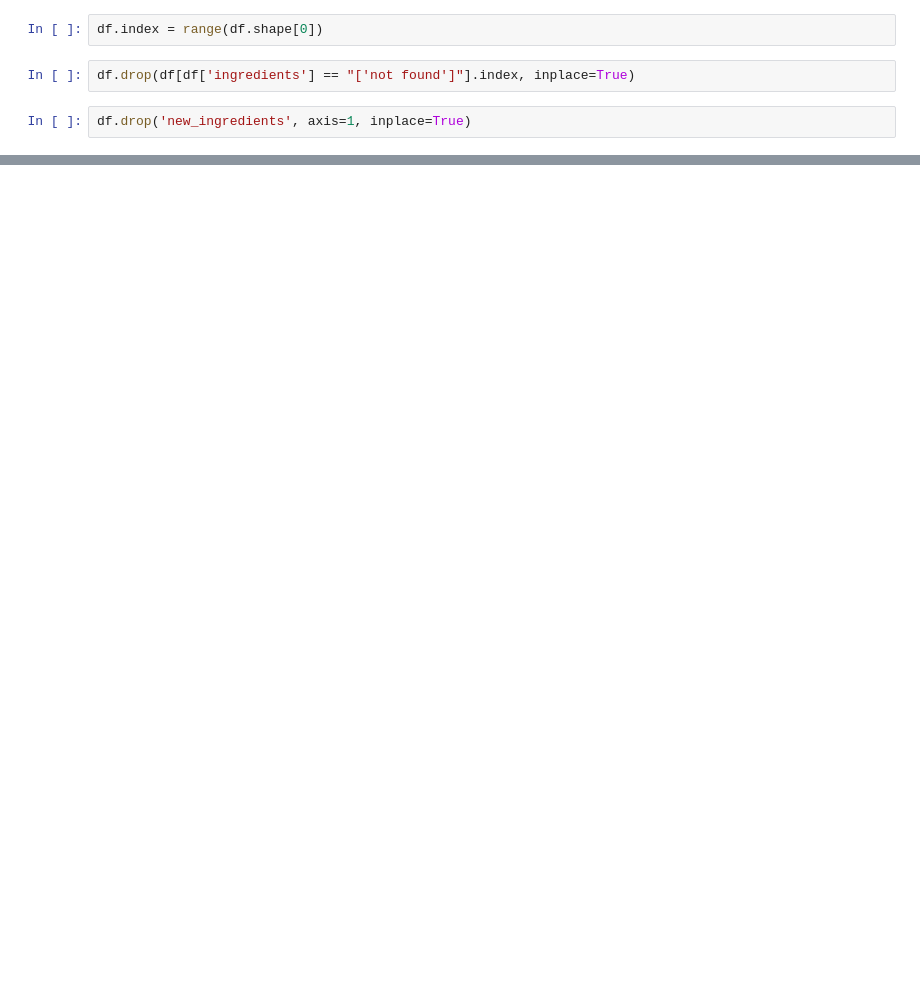
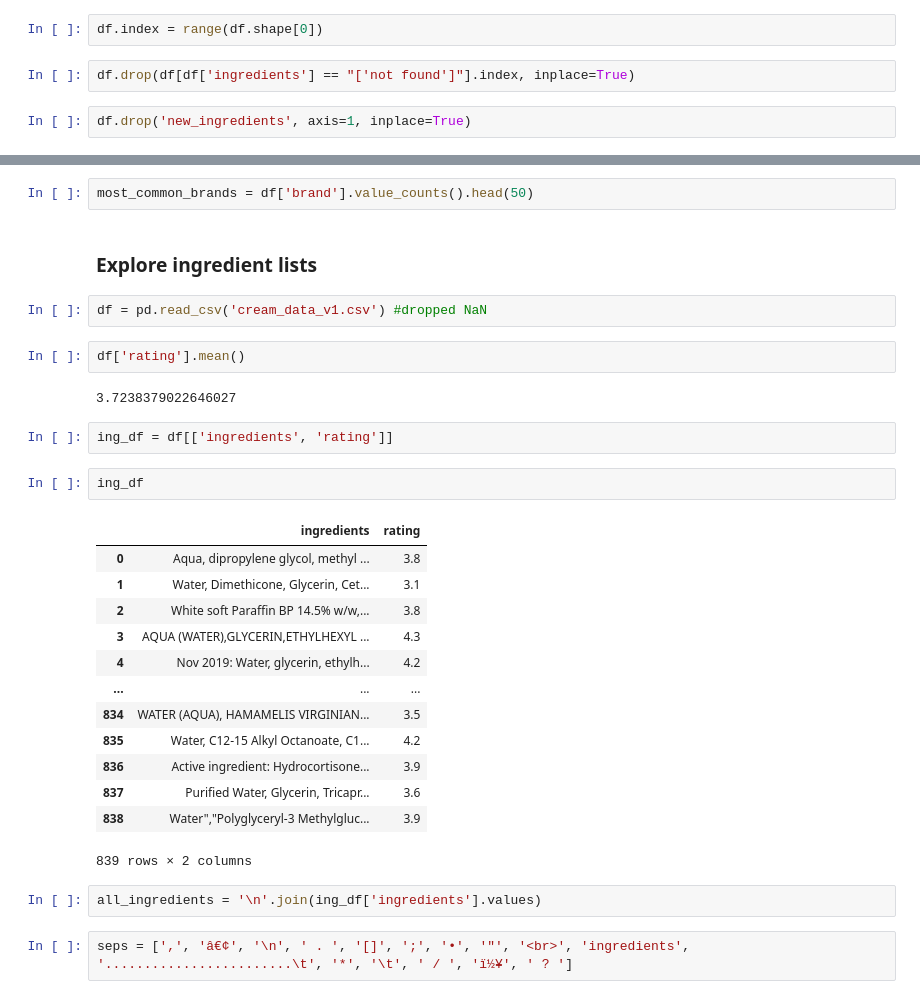
Before and after one commit to alapod/creams, a Jupyter notebook: create_dataset.ipynb, the cells around one changed output, grey strips where cells are left out. Saved outputs shown, nothing was run; the diff lists cells and outputs as text; blank space fills up the shorter version.

Commit message:
data exploration

```diff
--- a/create_dataset.ipynb
+++ b/create_dataset.ipynb
@@ -121,0 +143,32 @@ df
+# %%
+most_common_brands = df['brand'].value_counts().head(50)
+# %% [markdown]
+### Explore ingredient lists
+# %%
+df = pd.read_csv('cream_data_v1.csv') #dropped NaN
+# %%
+df['rating'].mean()
+# %% [output]
+3.7238379022646027
+# %%
+ing_df = df[['ingredients', 'rating']]
+# %%
+ing_df
+# %% [output]
+|  | ingredients | rating |
+| 0 | Aqua, dipropylene glycol, methyl ... | 3.8 |
+| 1 | Water, Dimethicone, Glycerin, Cet... | 3.1 |
+| 2 | White soft Paraffin BP 14.5% w/w,... | 3.8 |
+| 3 | AQUA (WATER),GLYCERIN,ETHYLHEXYL ... | 4.3 |
+| 4 | Nov 2019: Water, glycerin, ethylh... | 4.2 |
+| ... | ... | ... |
+| 834 | WATER (AQUA), HAMAMELIS VIRGINIAN... | 3.5 |
+| 835 | Water, C12-15 Alkyl Octanoate, C1... | 4.2 |
+| 836 | Active ingredient: Hydrocortisone... | 3.9 |
+| 837 | Purified Water, Glycerin, Tricapr... | 3.6 |
+| 838 | Water","Polyglyceryl-3 Methylgluc... | 3.9 |
+839 rows × 2 columns
+# %%
+all_ingredients = '\n'.join(ing_df['ingredients'].values)
+# %%
+seps = [',', 'â€¢', '\n', ' . ', '[]', ';', '•', '"', '<br>', 'ingredients', '........................\t', '*', '\t', ' / ', 'ï½¥', ' ? ']
```
Also changed, not shown: parts of 25 cells of this notebook, 1 other file.
